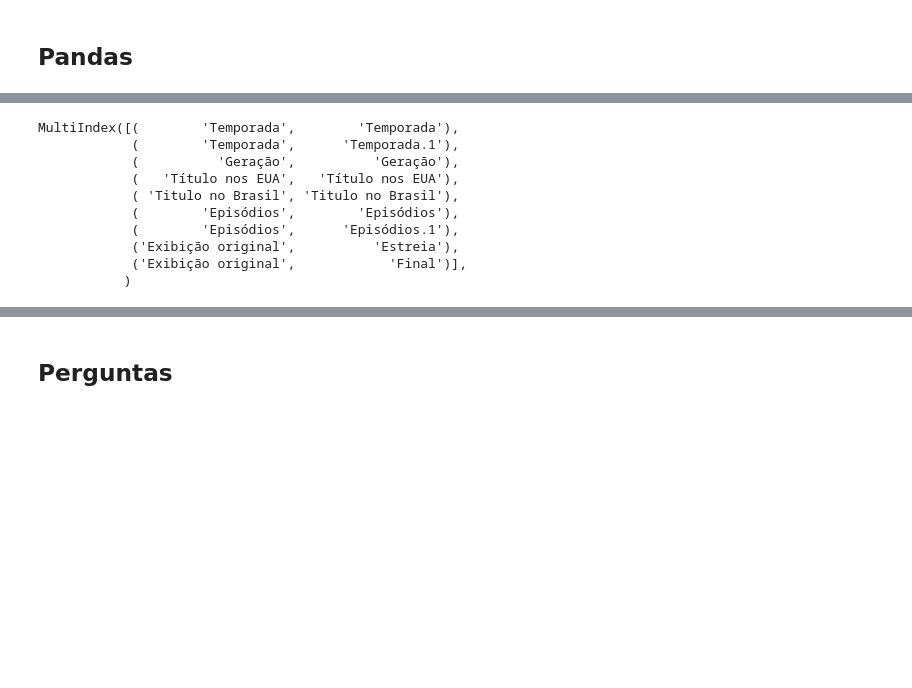
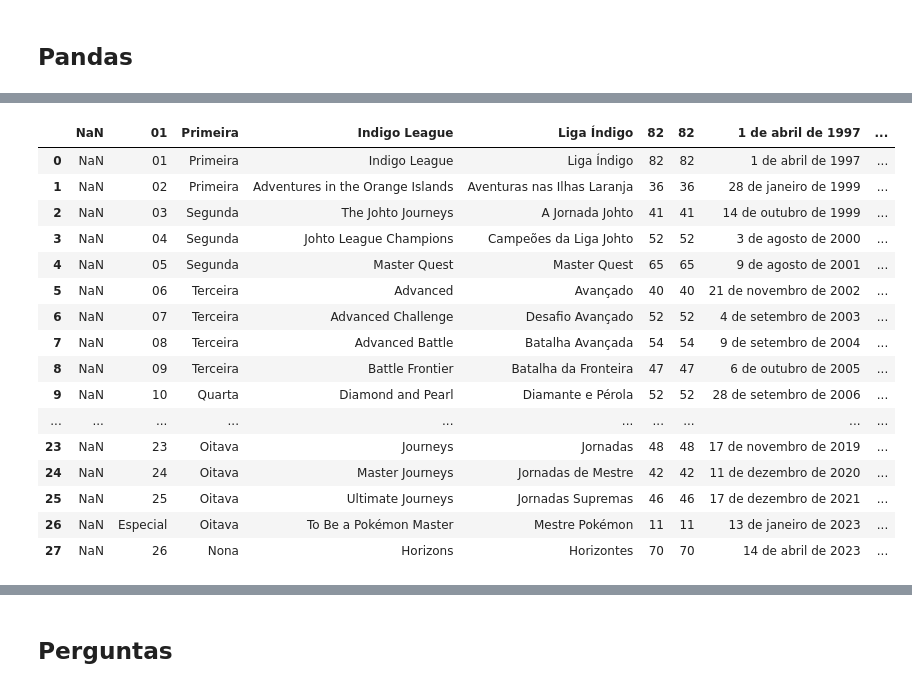
Before and after one commit to neylemkeunesp/CienciadosDados2024, a Jupyter notebook: Aula10/Aula10.ipynb, the cells around one changed output, grey strips where cells are left out. Cells and saved outputs as stored; diff of their text form; code cells hidden in the pictures; blank space fills up the shorter version.

```diff
--- a/Aula10/Aula10.ipynb
+++ b/Aula10/Aula10.ipynb
@@ -36 +87,21 @@ lispoktab[1]
+# %%
+lispoktab[1]
+# %% [output]
+|  | NaN | 01 | Primeira | Indigo League | Liga Índigo | 82 | 82 | 1 de abril de 1997 | ... |
+| 0 | NaN | 01 | Primeira | Indigo League | Liga Índigo | 82 | 82 | 1 de abril de 1997 | ... |
+| 1 | NaN | 02 | Primeira | Adventures in the Orange Islands | Aventuras nas Ilhas Laranja | 36 | 36 | 28 de janeiro de 1999 | ... |
+| 2 | NaN | 03 | Segunda | The Johto Journeys | A Jornada Johto | 41 | 41 | 14 de outubro de 1999 | ... |
+| 3 | NaN | 04 | Segunda | Johto League Champions | Campeões da Liga Johto | 52 | 52 | 3 de agosto de 2000 | ... |
+| 4 | NaN | 05 | Segunda | Master Quest | Master Quest | 65 | 65 | 9 de agosto de 2001 | ... |
+| 5 | NaN | 06 | Terceira | Advanced | Avançado | 40 | 40 | 21 de novembro de 2002 | ... |
+| 6 | NaN | 07 | Terceira | Advanced Challenge | Desafio Avançado | 52 | 52 | 4 de setembro de 2003 | ... |
+| 7 | NaN | 08 | Terceira | Advanced Battle | Batalha Avançada | 54 | 54 | 9 de setembro de 2004 | ... |
+| 8 | NaN | 09 | Terceira | Battle Frontier | Batalha da Fronteira | 47 | 47 | 6 de outubro de 2005 | ... |
+| 9 | NaN | 10 | Quarta | Diamond and Pearl | Diamante e Pérola | 52 | 52 | 28 de setembro de 2006 | ... |
+| ... | ... | ... | ... | ... | ... | ... | ... | ... | ... |
+| 23 | NaN | 23 | Oitava | Journeys | Jornadas | 48 | 48 | 17 de novembro de 2019 | ... |
+| 24 | NaN | 24 | Oitava | Master Journeys | Jornadas de Mestre | 42 | 42 | 11 de dezembro de 2020 | ... |
+| 25 | NaN | 25 | Oitava | Ultimate Journeys | Jornadas Supremas | 46 | 46 | 17 de dezembro de 2021 | ... |
+| 26 | NaN | Especial | Oitava | To Be a Pokémon Master | Mestre Pokémon | 11 | 11 | 13 de janeiro de 2023 | ... |
+| 27 | NaN | 26 | Nona | Horizons | Horizontes | 70 | 70 | 14 de abril de 2023 | ... |
 # %%
@@ -38,15 +108,0 @@ df=lispoktab[1]
-# %%
-
-
-df.columns
-# %% [output]
-MultiIndex([(        'Temporada',        'Temporada'),
-            (        'Temporada',      'Temporada.1'),
-            (          'Geração',          'Geração'),
-            (   'Título nos EUA',   'Título nos EUA'),
-            ( 'Titulo no Brasil', 'Titulo no Brasil'),
-            (        'Episódios',        'Episódios'),
-            (        'Episódios',      'Episódios.1'),
-            ('Exibição original',          'Estreia'),
-            ('Exibição original',            'Final')],
-           )
```
Also changed, not shown: parts of 39 cells of this notebook.
